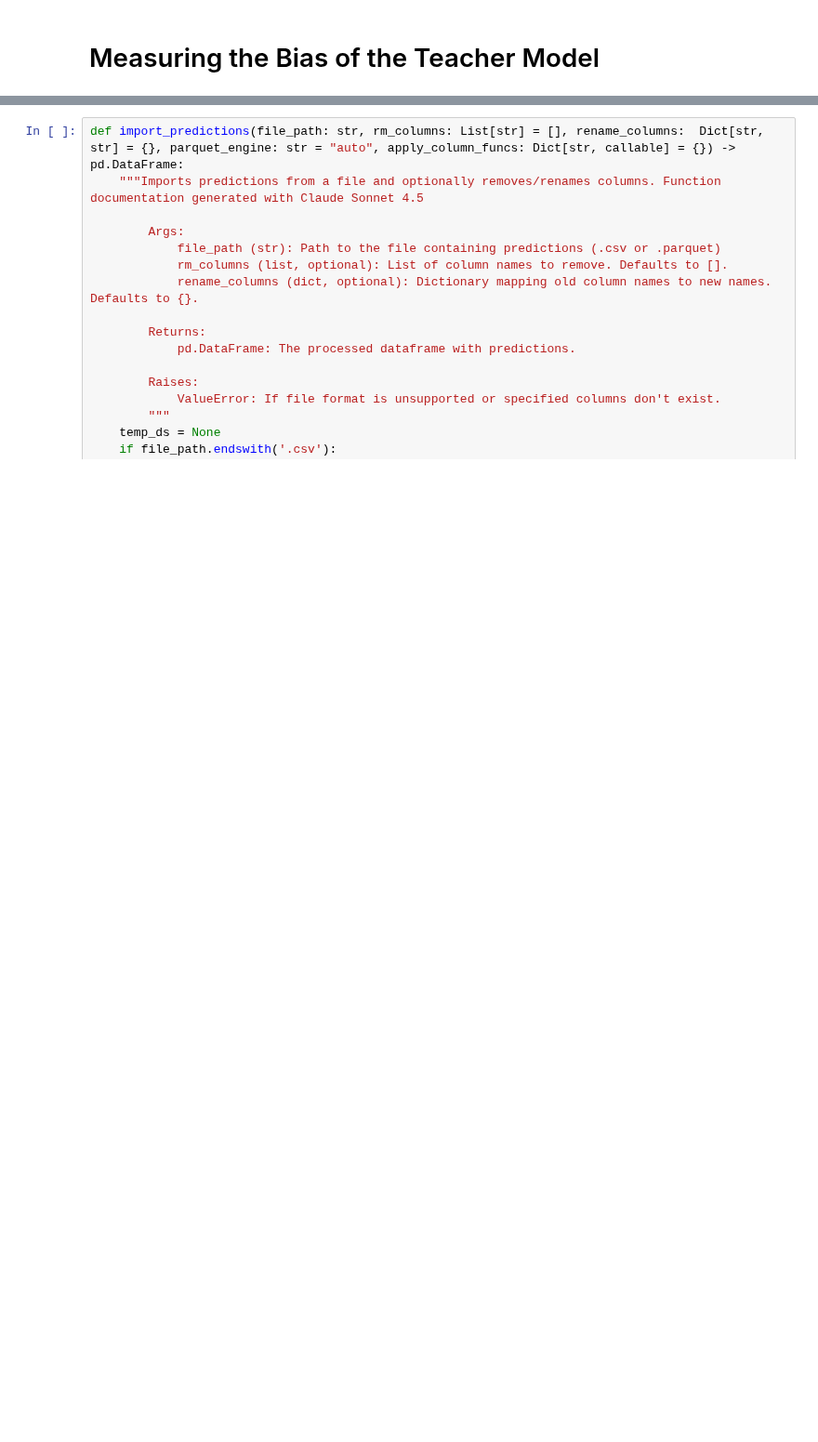
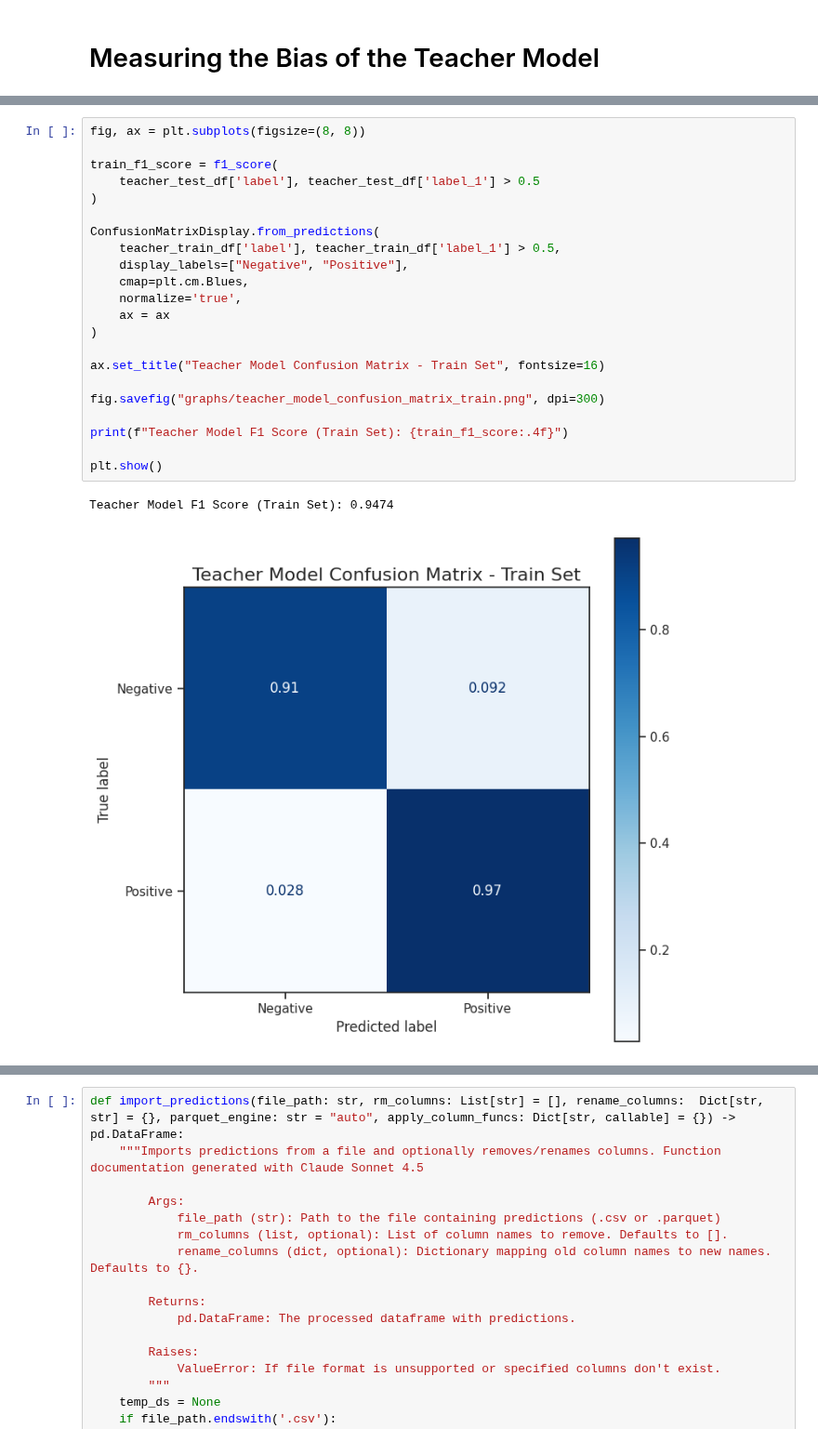
Before and after one commit to CharlesC03/NLP_Final_Project, a Jupyter notebook: analysis/teacher_analysis.ipynb, the cells around one changed output, grey strips where cells are left out. Shown at 93% size. Saved outputs shown, nothing was run; the diff lists cells and outputs as text; blank space fills up the shorter version.

```diff
--- a/analysis/teacher_analysis.ipynb
+++ b/analysis/teacher_analysis.ipynb
@@ -98 +94,26 @@ test_df.head()
+# %%
+fig, ax = plt.subplots(figsize=(8, 8))
+
+train_f1_score = f1_score(
+    teacher_test_df['label'], teacher_test_df['label_1'] > 0.5
+)
+
+ConfusionMatrixDisplay.from_predictions(
+    teacher_train_df['label'], teacher_train_df['label_1'] > 0.5,
+    display_labels=["Negative", "Positive"],
+    cmap=plt.cm.Blues,
+    normalize='true',
+    ax = ax
+)
+
+ax.set_title("Teacher Model Confusion Matrix - Train Set", fontsize=16)
+
+fig.savefig("graphs/teacher_model_confusion_matrix_train.png", dpi=300)
+
+print(f"Teacher Model F1 Score (Train Set): {train_f1_score:.4f}")
+
+plt.show()
+# %% [output]
+Teacher Model F1 Score (Train Set): 0.9474
+[figure, added]
 # %%
```
Also changed, not shown: parts of 16 cells of this notebook, 4 other files.
